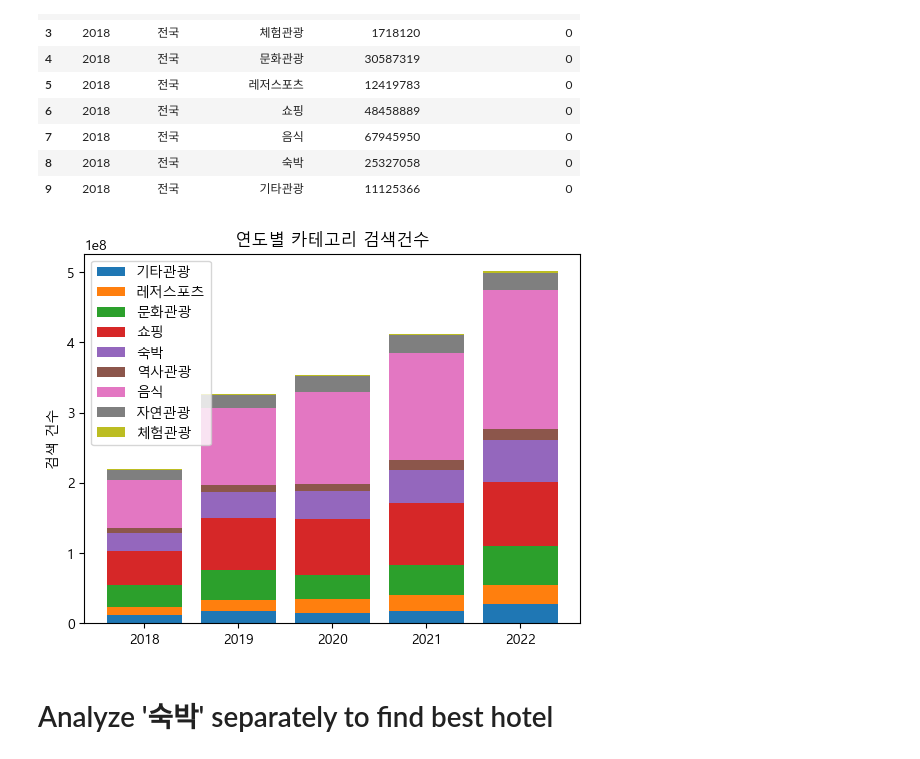
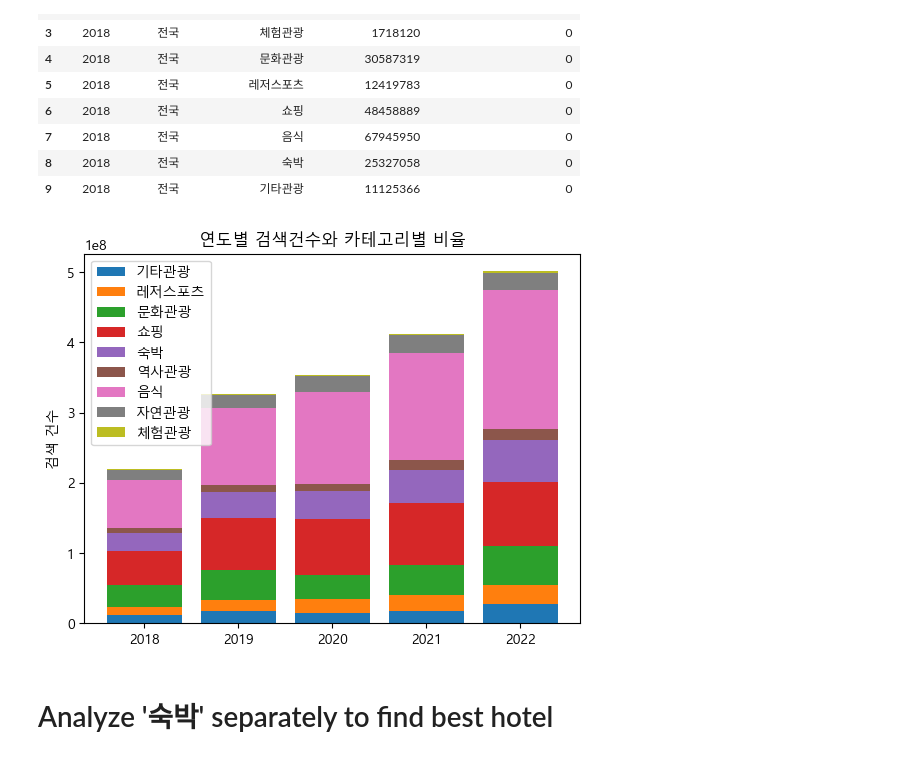
Before and after one commit to sdkim96/Login_project, a Jupyter notebook: Data_analysis_visualization/search_analysis.ipynb, the cells around one changed output. Drawn from its saved outputs; the diff is of its cells as text; code cells hidden in the pictures.

```diff
--- a/Data_analysis_visualization/search_analysis.ipynb
+++ b/Data_analysis_visualization/search_analysis.ipynb
@@ -466,29 +475,29 @@ df3_2018
 # %%
 #https://python-charts.com/part-whole/stacked-bar-chart-matplotlib/
 
 # Data
 groups = ['2018', '2019', '2020', '2021', '2022']
 labels= ['기타관광', '레저스포츠', '문화관광', '쇼핑', '숙박', '역사관광', '음식', '자연관광', '체험관광']
 values = np.array([기타관광,
                   레저스포츠,
                   문화관광,
                   쇼핑, 숙박, 역사관광, 음식, 자연관광, 체험관광])
 
 fig, ax = plt.subplots()
 # Stacked bar chart with loop
 for i in range(values.shape[0]):
   ax.bar(groups, values[i], bottom = np.sum(values[:i], axis = 0), label = labels[i])
 
 
 # ax.plot(groups, values[4], marker = 'o', markersize = 20, color = 'green')
 
 
 ax.legend()
 ax.set_ylabel('검색 건수')
-plt.title("연도별 카테고리 검색건수")
+plt.title("연도별 검색건수와 카테고리별 비율")
 plt.show()
 # %% [output]
-[figure, old version]
+[figure, new version]
 # %% [markdown]
 # Analyze '숙박' separately to find best hotel
 # %%
```
Also changed, not shown: parts of 2 cells of this notebook, 1 other file.
